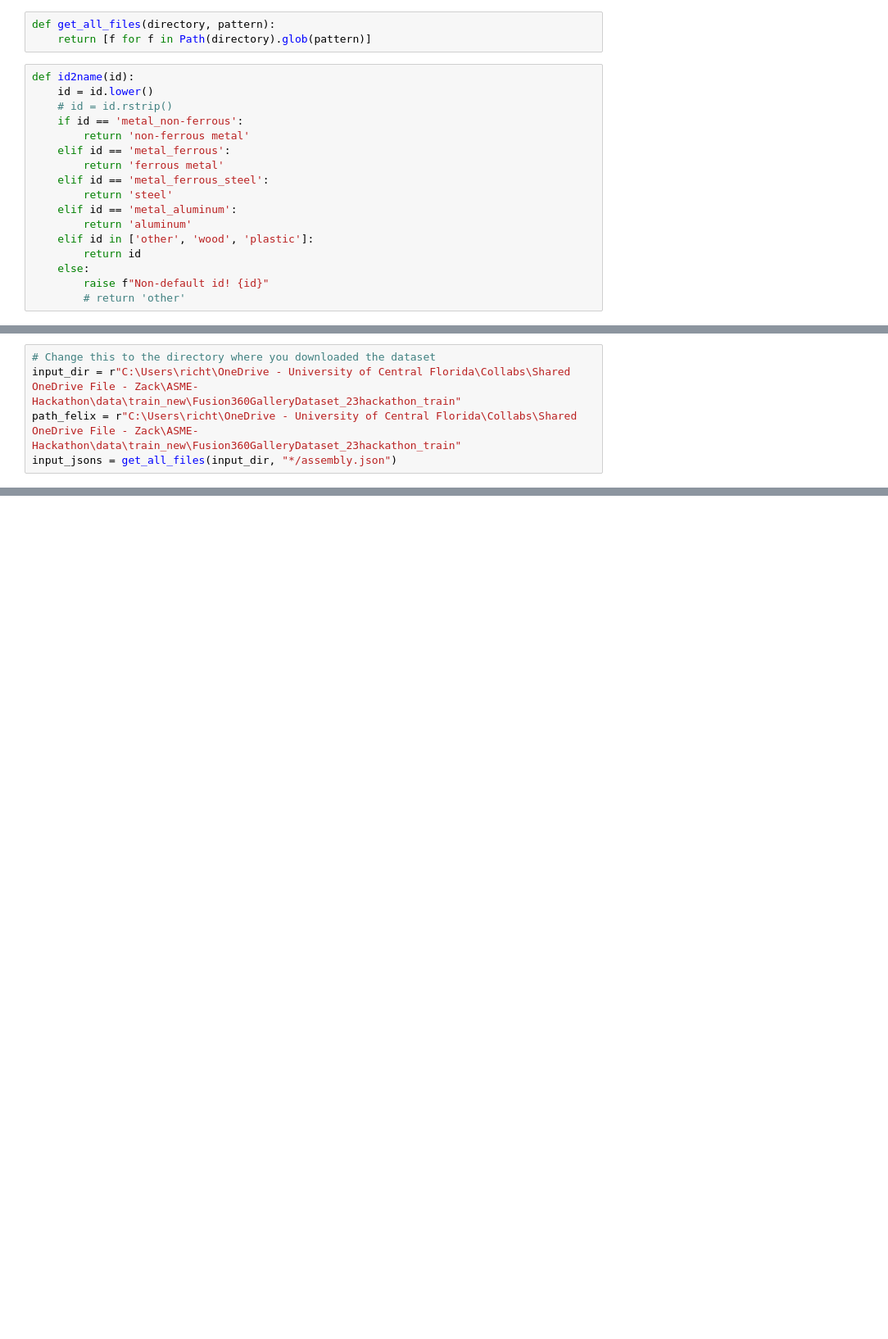
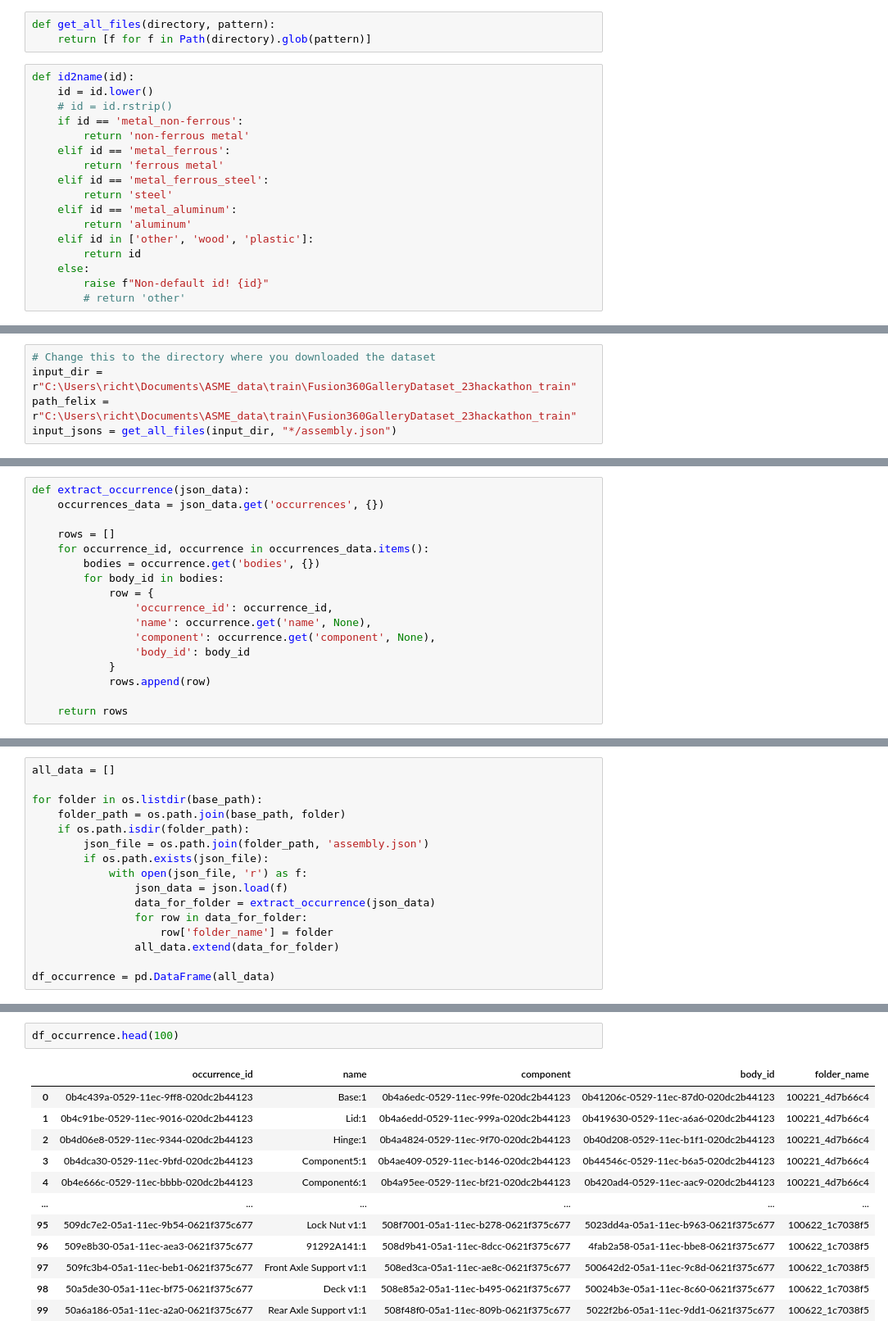
Before and after one commit to Zachary1575/ASME_Hackathon, a Jupyter notebook: AUTODESK Problem/rf.ipynb, the cells around one changed output, grey strips where cells are left out. Shown at 82% size. Cells and saved outputs as stored; diff of their text form; blank space fills up the shorter version.

```diff
--- a/AUTODESK Problem/rf.ipynb
+++ b/AUTODESK Problem/rf.ipynb
@@ -39,6 +29,6 @@ def show_confusion_matrix(y_true, y_pred, classes=None, normalize=None):
 # %%
 # Change this to the directory where you downloaded the dataset
-input_dir = r"C:\Users\richt\OneDrive - University of Central Florida\Collabs\Shared OneDrive File - Zack\ASME-Hackathon\data\train_new\Fusion360GalleryDataset_23hackathon_train"
-path_felix = r"C:\Users\richt\OneDrive - University of Central Florida\Collabs\Shared OneDrive File - Zack\ASME-Hackathon\data\train_new\Fusion360GalleryDataset_23hackathon_train"
+input_dir = r"C:\Users\richt\Documents\ASME_data\train\Fusion360GalleryDataset_23hackathon_train"
+path_felix = r"C:\Users\richt\Documents\ASME_data\train\Fusion360GalleryDataset_23hackathon_train"
 input_jsons = get_all_files(input_dir, "*/assembly.json")
 # %%
@@ -227,0 +133,17 @@ Accuracy: 0.4079942383867483
+# %%
+def extract_occurrence(json_data):
+    occurrences_data = json_data.get('occurrences', {})
+
+    rows = []
+    for occurrence_id, occurrence in occurrences_data.items():
+        bodies = occurrence.get('bodies', {})
+        for body_id in bodies:
+            row = {
+                'occurrence_id': occurrence_id,
+                'name': occurrence.get('name', None),
+                'component': occurrence.get('component', None),
+                'body_id': body_id
+            }
+            rows.append(row)
+
+    return rows
@@ -227,0 +229,16 @@ Accuracy: 0.4079942383867483
+# %%
+all_data = []
+
+for folder in os.listdir(base_path):
+    folder_path = os.path.join(base_path, folder)
+    if os.path.isdir(folder_path):
+        json_file = os.path.join(folder_path, 'assembly.json')
+        if os.path.exists(json_file):
+            with open(json_file, 'r') as f:
+                json_data = json.load(f)
+                data_for_folder = extract_occurrence(json_data)
+                for row in data_for_folder:
+                    row['folder_name'] = folder
+                all_data.extend(data_for_folder)
+
+df_occurrence = pd.DataFrame(all_data)
@@ -227,0 +263,15 @@ Accuracy: 0.4079942383867483
+# %%
+df_occurrence.head(100)
+# %% [output]
+|  | occurrence_id | name | component | body_id | folder_name |
+| 0 | 0b4c439a-0529-11ec-9ff8-020dc2b44123 | Base:1 | 0b4a6edc-0529-11ec-99fe-020dc2b44123 | 0b41206c-0529-11ec-87d0-020dc2b44123 | 100221_4d7b66c4 |
+| 1 | 0b4c91be-0529-11ec-9016-020dc2b44123 | Lid:1 | 0b4a6edd-0529-11ec-999a-020dc2b44123 | 0b419630-0529-11ec-a6a6-020dc2b44123 | 100221_4d7b66c4 |
+| 2 | 0b4d06e8-0529-11ec-9344-020dc2b44123 | Hinge:1 | 0b4a4824-0529-11ec-9f70-020dc2b44123 | 0b40d208-0529-11ec-b1f1-020dc2b44123 | 100221_4d7b66c4 |
+| 3 | 0b4dca30-0529-11ec-9bfd-020dc2b44123 | Component5:1 | 0b4ae409-0529-11ec-b146-020dc2b44123 | 0b44546c-0529-11ec-b6a5-020dc2b44123 | 100221_4d7b66c4 |
+| 4 | 0b4e666c-0529-11ec-bbbb-020dc2b44123 | Component6:1 | 0b4a95ee-0529-11ec-bf21-020dc2b44123 | 0b420ad4-0529-11ec-aac9-020dc2b44123 | 100221_4d7b66c4 |
+| ... | ... | ... | ... | ... | ... |
+| 95 | 509dc7e2-05a1-11ec-9b54-0621f375c677 | Lock Nut v1:1 | 508f7001-05a1-11ec-b278-0621f375c677 | 5023dd4a-05a1-11ec-b963-0621f375c677 | 100622_1c7038f5 |
+| 96 | 509e8b30-05a1-11ec-aea3-0621f375c677 | 91292A141:1 | 508d9b41-05a1-11ec-8dcc-0621f375c677 | 4fab2a58-05a1-11ec-bbe8-0621f375c677 | 100622_1c7038f5 |
+| 97 | 509fc3b4-05a1-11ec-beb1-0621f375c677 | Front Axle Support v1:1 | 508ed3ca-05a1-11ec-ae8c-0621f375c677 | 500642d2-05a1-11ec-9c8d-0621f375c677 | 100622_1c7038f5 |
+| 98 | 50a5de30-05a1-11ec-bf75-0621f375c677 | Deck v1:1 | 508e85a2-05a1-11ec-b495-0621f375c677 | 50024b3e-05a1-11ec-8c60-0621f375c677 | 100622_1c7038f5 |
+| 99 | 50a6a186-05a1-11ec-a2a0-0621f375c677 | Rear Axle Support v1:1 | 508f48f0-05a1-11ec-809b-0621f375c677 | 5022f2b6-05a1-11ec-9dd1-0621f375c677 | 100622_1c7038f5 |
```
Also changed, not shown: parts of 15 cells of this notebook.
